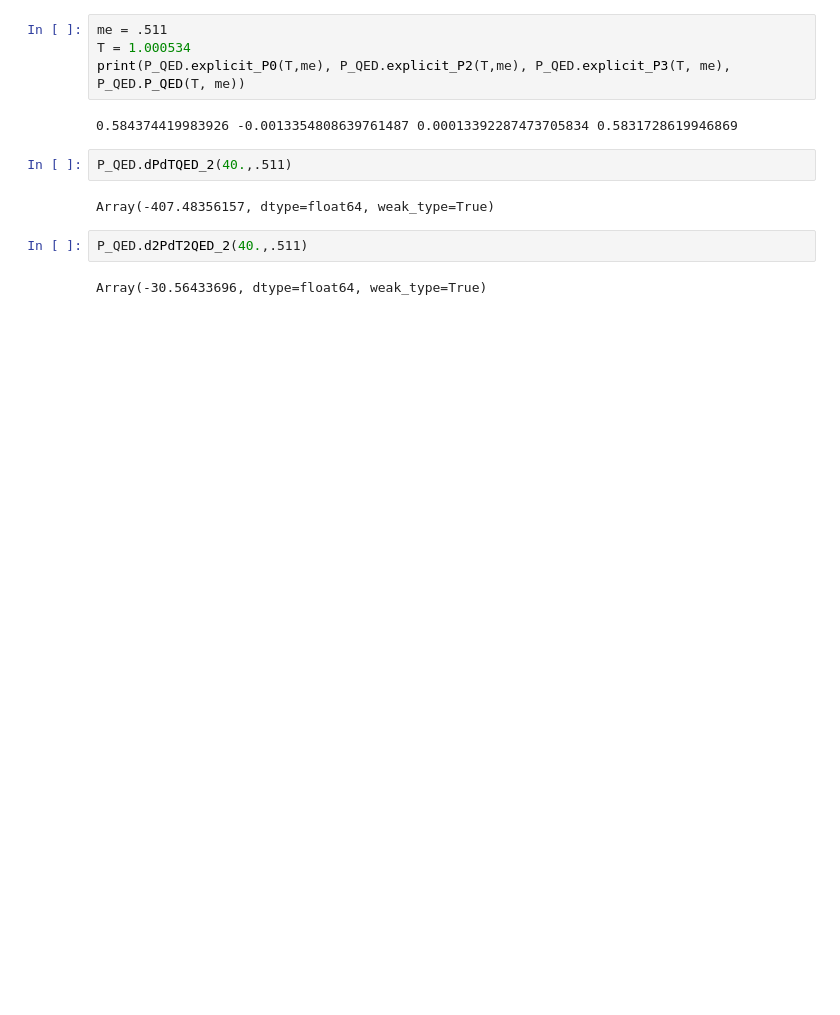
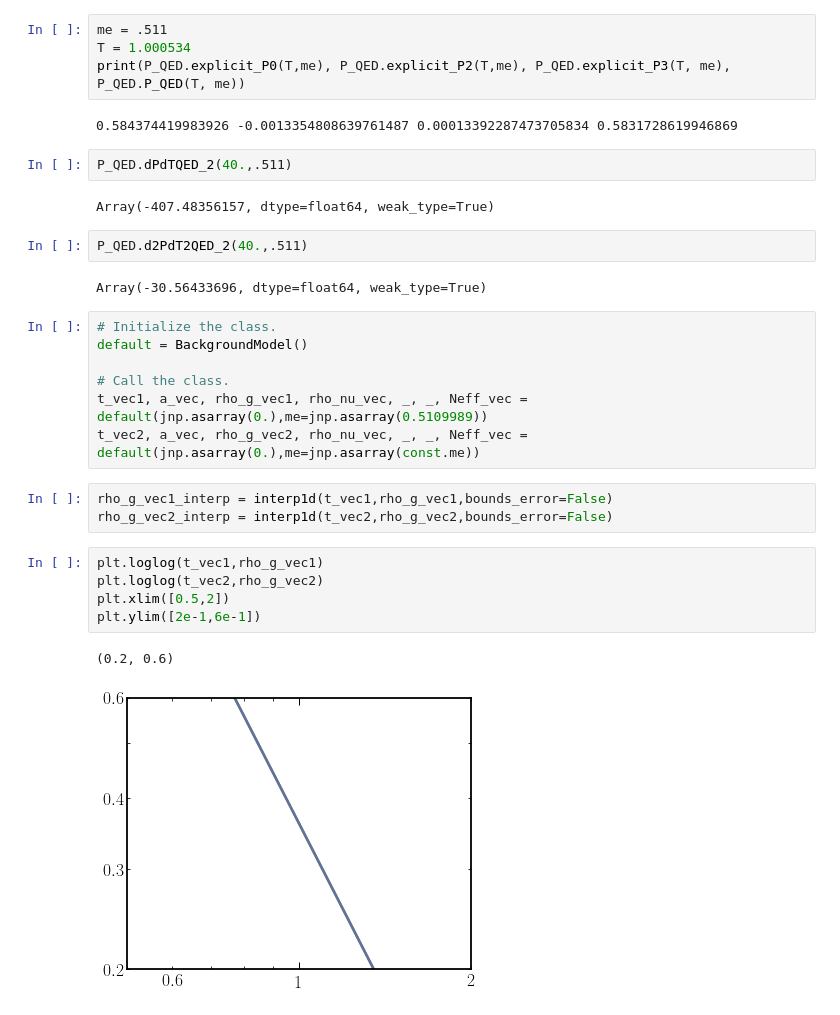
Before and after one commit to graceannperk/LINX, a Jupyter notebook: example_notebooks/scratch.ipynb, the cells around one changed output. Saved outputs shown, nothing was run; the diff lists cells and outputs as text; blank space fills up the shorter version.

Commit message:
We've got QED(me)!
P_QED agrees with tabulated values, results agree with base LINX when me=const.me.

Don't forget to pass in me as jnp.array()

```diff
--- a/example_notebooks/scratch.ipynb
+++ b/example_notebooks/scratch.ipynb
@@ -92,3 +93,21 @@ Array(-407.48356157, dtype=float64, weak_type=True)
 P_QED.d2PdT2QED_2(40.,.511)
 # %% [output]
 Array(-30.56433696, dtype=float64, weak_type=True)
+# %%
+# Initialize the class.
+default = BackgroundModel()
+
+# Call the class.
+t_vec1, a_vec, rho_g_vec1, rho_nu_vec, _, _, Neff_vec = default(jnp.asarray(0.),me=jnp.asarray(0.5109989))
+t_vec2, a_vec, rho_g_vec2, rho_nu_vec, _, _, Neff_vec = default(jnp.asarray(0.),me=jnp.asarray(const.me))
+# %%
+rho_g_vec1_interp = interp1d(t_vec1,rho_g_vec1,bounds_error=False)
+rho_g_vec2_interp = interp1d(t_vec2,rho_g_vec2,bounds_error=False)
+# %%
+plt.loglog(t_vec1,rho_g_vec1)
+plt.loglog(t_vec2,rho_g_vec2)
+plt.xlim([0.5,2])
+plt.ylim([2e-1,6e-1])
+# %% [output]
+(0.2, 0.6)
+[figure, added]
```
Also changed, not shown: parts of 2 cells of this notebook, 3 other files.
